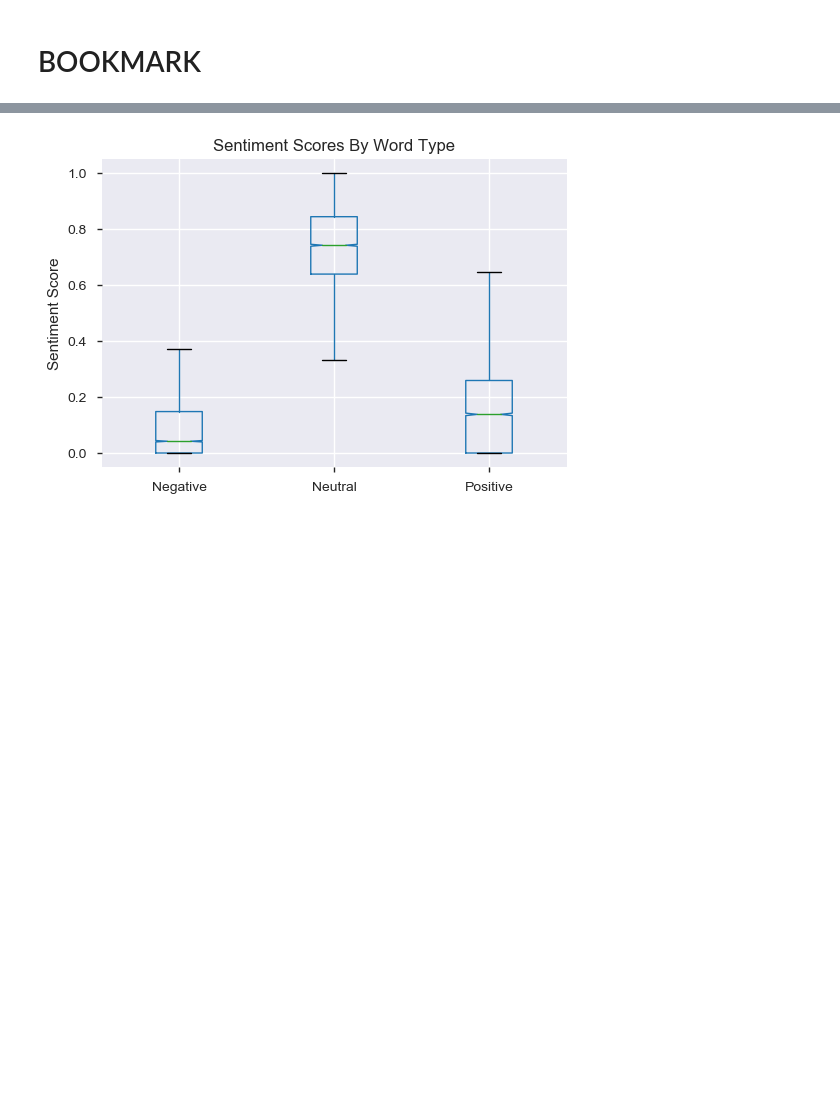
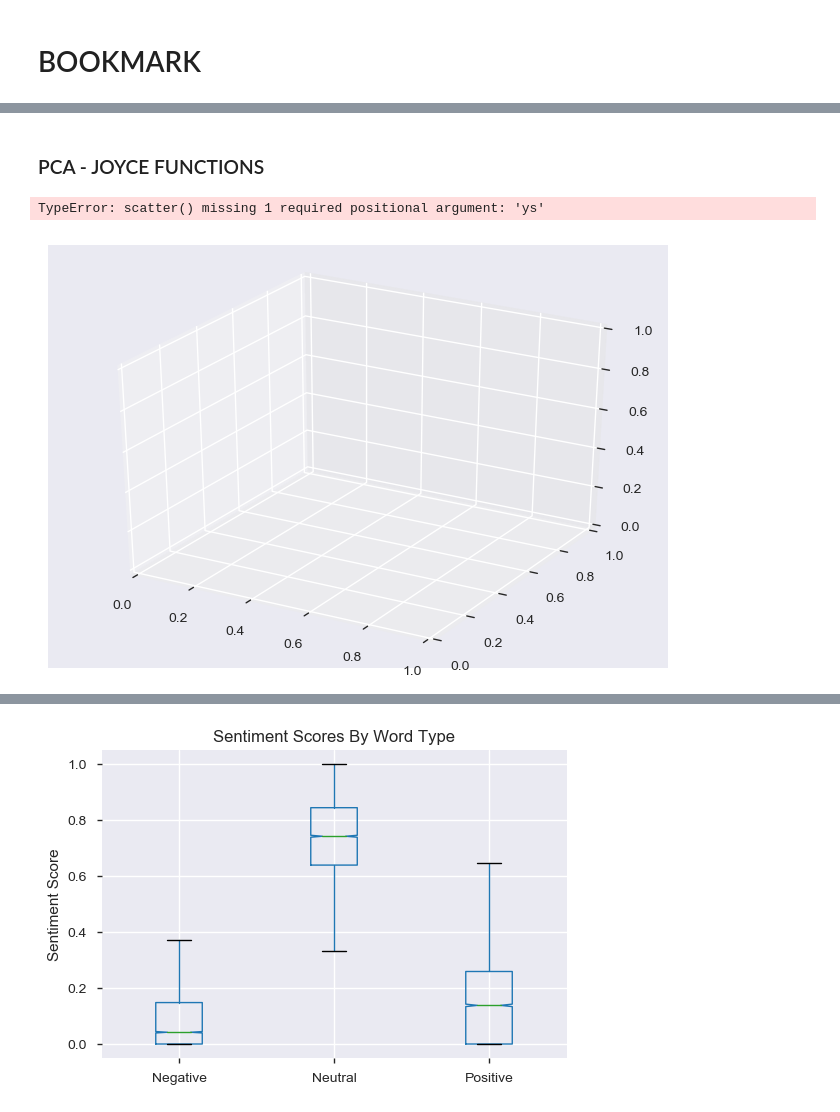
Before and after one commit to jirvingphd/dsc-5-capstone-project-online-ds-ft-021119, a Jupyter notebook: mod_5_final_project_wip.ipynb, the cells around one changed output, grey strips where cells are left out. Drawn from its saved outputs; the diff is of its cells as text; code cells hidden in the pictures; blank space fills up the shorter version.

```diff
--- a/mod_5_final_project_wip.ipynb
+++ b/mod_5_final_project_wip.ipynb
@@ -509,0 +578,2 @@ Name: sentiment_class, dtype: float64
+# %% [markdown]
+### PCA - JOYCE FUNCTIONS
@@ -509,0 +790,15 @@ Name: sentiment_class, dtype: float64
+# %%
+# from mpl_toolkits.mplot3d import axes3d
+from mpl_toolkits.mplot3d import Axes3D
+
+
+fig = plt.figure()
+ax = fig.add_subplot(111, projection='3d')
+
+# Grab some test data.
+# X, Y, Z = make_3d_data(df)
+ax.scatter( #X,Y,Z)
+# ax.scatter(xs, ys, zs, c=c, marker=m)
+# %% [output]
+TypeError: scatter() missing 1 required positional argument: 'ys'
+[figure, added]
```
Also changed, not shown: parts of 23 cells of this notebook, 3 other files.
